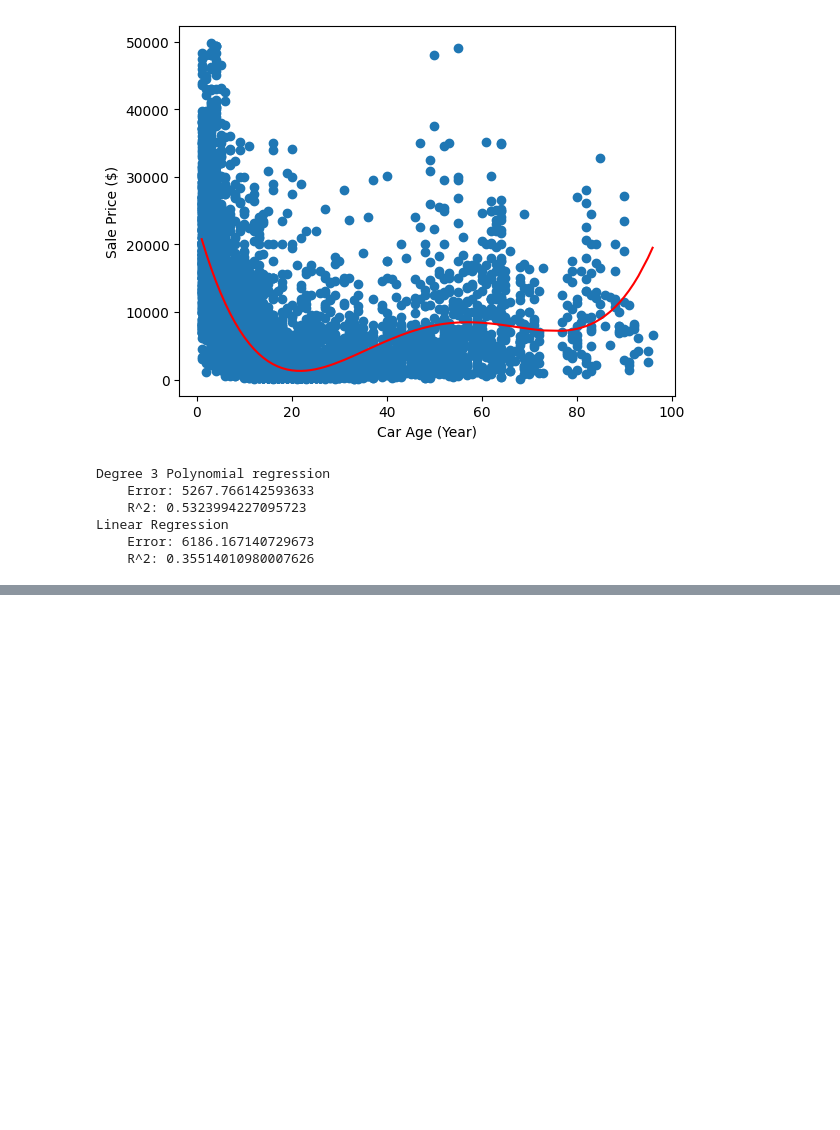
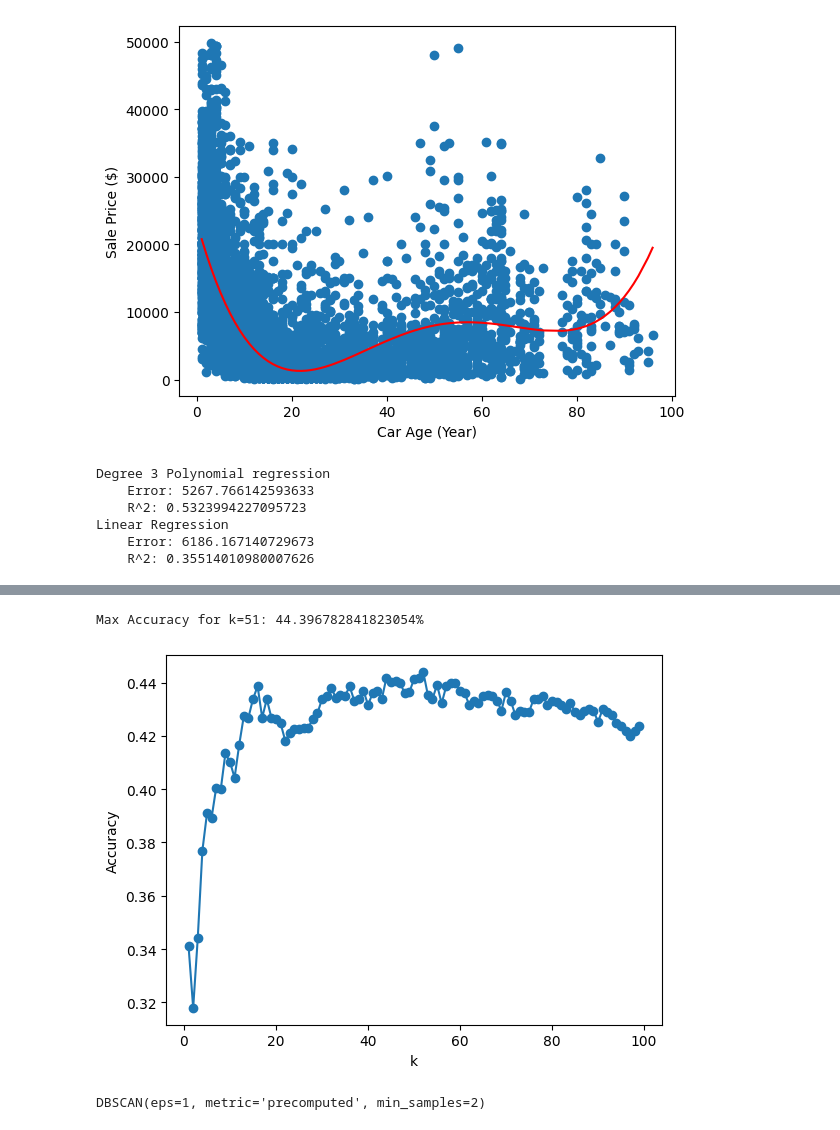
Before and after one commit to briansmy/CSE487, a Jupyter notebook: Project/car_sales.ipynb, the cells around one changed output, grey strips where cells are left out. Drawn from its saved outputs; the diff is of its cells as text; code cells hidden in the pictures; blank space fills up the shorter version.

```diff
--- a/Project/car_sales.ipynb
+++ b/Project/car_sales.ipynb
@@ -570,0 +698,34 @@ Linear Regression
+# %%
+# Try KNN on one of the clusters from KMeans
+
+y = new_low_miles["VehicleClass"]
+x = new_low_miles[["MilesPerYear", "Mileage", "Year", "Longitude", "Latitude"]]
+x_train, x_test, y_train, y_test = train_test_split(x, y, test_size=0.25,random_state=55)
+
+scaler = StandardScaler()
+x_train = scaler.fit_transform(x_train)
+x_test = scaler.transform(x_test)
+acc2 = []
+for i in range(1,100):
+    classifier = KNeighborsClassifier(n_neighbors=i)
+    classifier.fit(x_train, y_train)
+    acc2.append(classifier.score(x_test, y_test))
+# %%
+plt.plot(range(1,100), acc2, marker='o')
+plt.xlabel("k")
+plt.ylabel("Accuracy")
+print(f"Max Accuracy for k={acc2.index(max(acc2))}: {max(acc2)*100}%")
+# %% [output]
+Max Accuracy for k=51: 44.396782841823054%
+[figure, added]
+# %%
+# Model 5 - BSCAN for Clustering
+
+radians = cars[["Latitude", "Longitude"]].apply(np.radians).values
+kilometers = haversine_distances(radians) * 6371
+
+
+model = DBSCAN(metric="precomputed", eps=1, min_samples=2)
+model.fit(kilometers)
+# %% [output]
+DBSCAN(eps=1, metric='precomputed', min_samples=2)
```
Also changed, not shown: parts of 17 cells of this notebook.
